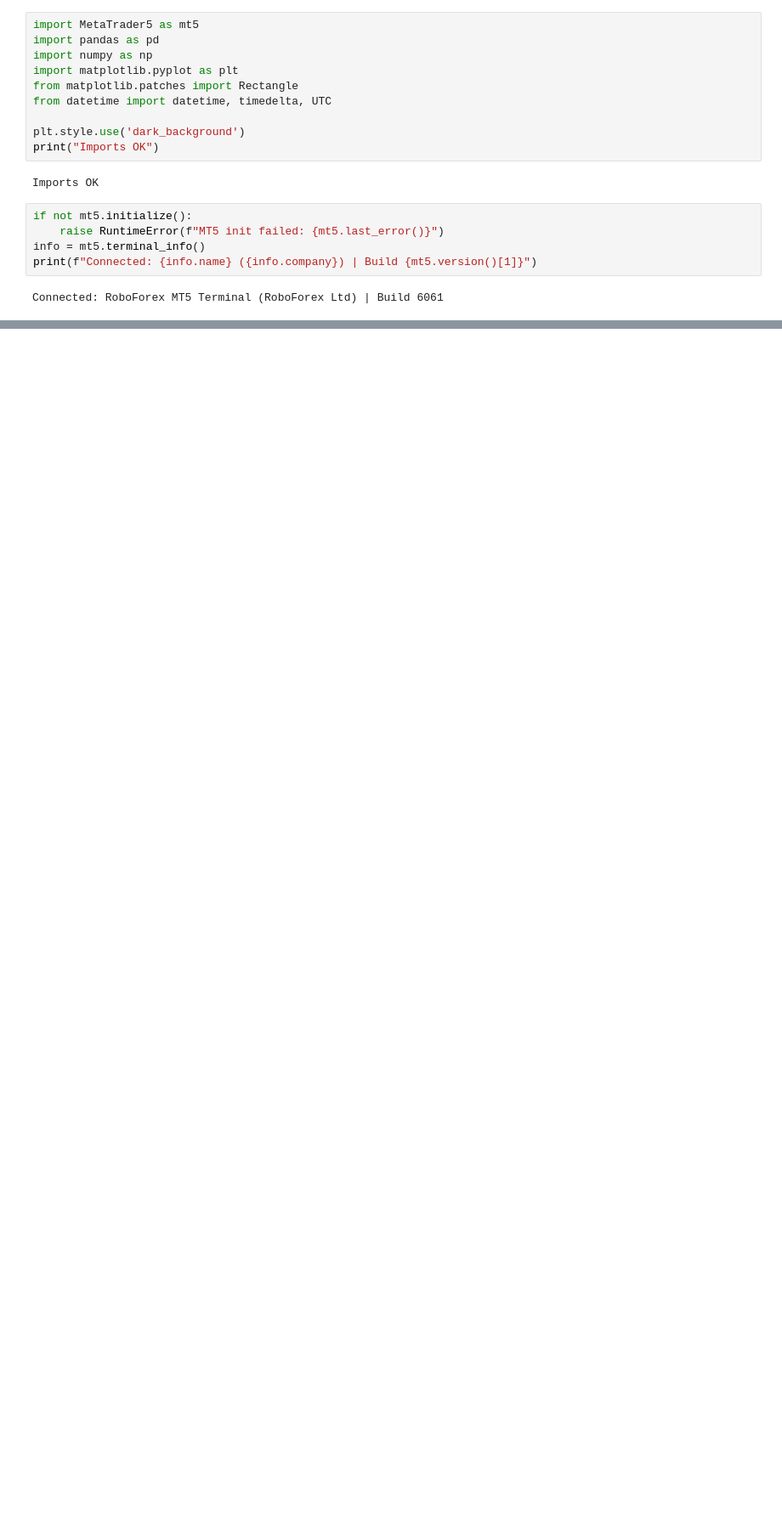
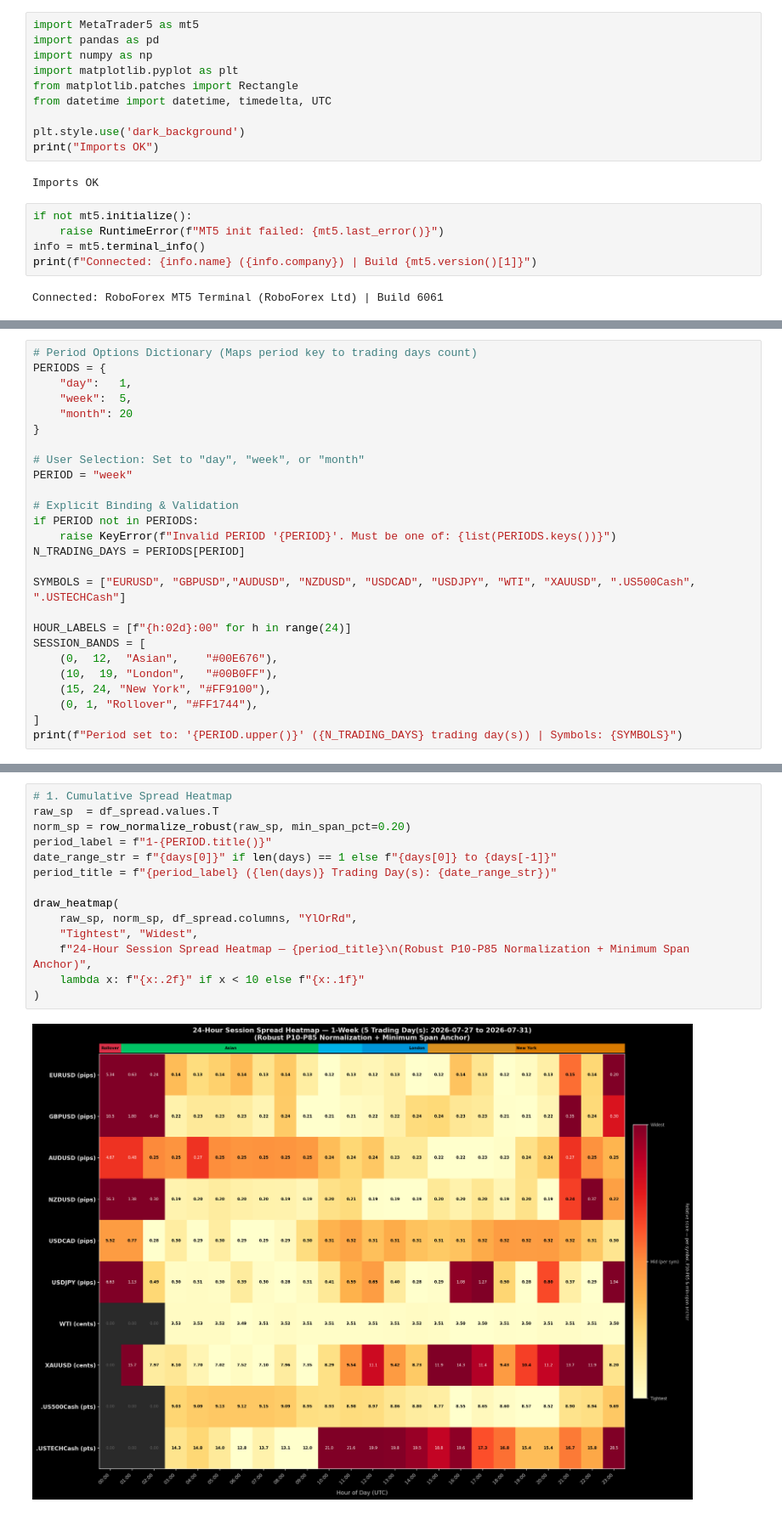
Before and after one commit to ArtemVeremienko/mt5kit, a Jupyter notebook: session_liquidity_volatility_heatmap.ipynb, the cells around one changed output, grey strips where cells are left out. Shown at 85% size. Cells and saved outputs as stored; diff of their text form; blank space fills up the shorter version.

Commit message:
feat: update liquidity heatmap

```diff
--- a/session_liquidity_volatility_heatmap.ipynb
+++ b/session_liquidity_volatility_heatmap.ipynb
@@ -53,0 +49,26 @@ Symbols: ['EURUSD', 'GBPUSD', 'USDJPY', 'WTI', 'XAUUSD', '.US500Cash']
+# %%
+# Period Options Dictionary (Maps period key to trading days count)
+PERIODS = {
+    "day":   1,
+    "week":  5,
+    "month": 20
+}
+
+# User Selection: Set to "day", "week", or "month"
+PERIOD = "week"
+
+# Explicit Binding & Validation
+if PERIOD not in PERIODS:
+    raise KeyError(f"Invalid PERIOD '{PERIOD}'. Must be one of: {list(PERIODS.keys())}")
+N_TRADING_DAYS = PERIODS[PERIOD]
+
+SYMBOLS = ["EURUSD", "GBPUSD","AUDUSD", "NZDUSD", "USDCAD", "USDJPY", "WTI", "XAUUSD", ".US500Cash", ".USTECHCash"]
+
+HOUR_LABELS = [f"{h:02d}:00" for h in range(24)]
+SESSION_BANDS = [
+    (0,  12,  "Asian",    "#00E676"),
+    (10,  19, "London",   "#00B0FF"),
+    (15, 24, "New York", "#FF9100"),
+    (0, 1, "Rollover", "#FF1744"),
+]
+print(f"Period set to: '{PERIOD.upper()}' ({N_TRADING_DAYS} trading day(s)) | Symbols: {SYMBOLS}")
@@ -322,0 +238,16 @@ MT5 connection closed.
+# %%
+# 1. Cumulative Spread Heatmap
+raw_sp  = df_spread.values.T
+norm_sp = row_normalize_robust(raw_sp, min_span_pct=0.20)
+period_label = f"1-{PERIOD.title()}"
+date_range_str = f"{days[0]}" if len(days) == 1 else f"{days[0]} to {days[-1]}"
+period_title = f"{period_label} ({len(days)} Trading Day(s): {date_range_str})"
+
+draw_heatmap(
+    raw_sp, norm_sp, df_spread.columns, "YlOrRd",
+    "Tightest", "Widest",
+    f"24-Hour Session Spread Heatmap — {period_title}\n(Robust P10-P85 Normalization + Minimum Span Anchor)",
+    lambda x: f"{x:.2f}" if x < 10 else f"{x:.1f}"
+)
+# %% [output]
+[figure, added]
```
Also changed, not shown: parts of 14 cells of this notebook, 2 other files.
